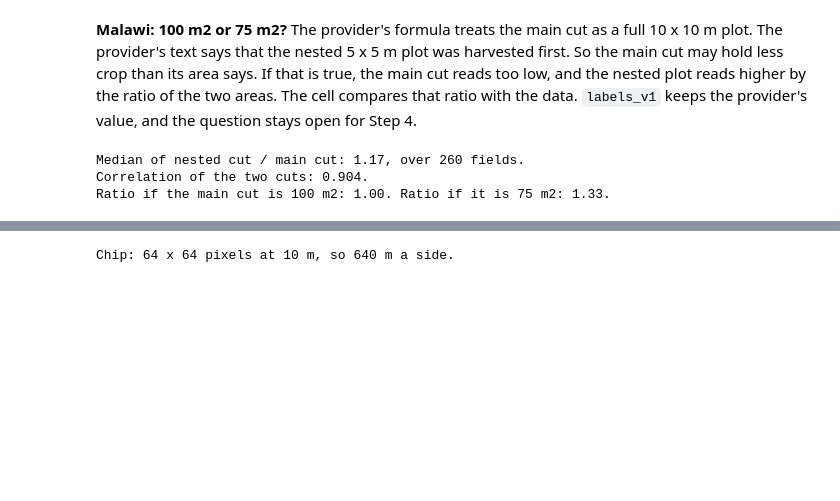
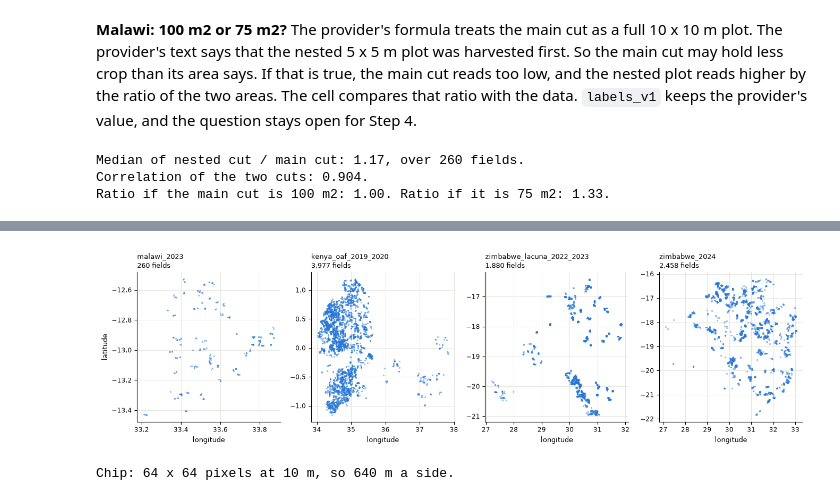
Before and after one commit to FelixYu120/DSC-291-Final-Project, a Jupyter notebook: notebooks/data_guide.ipynb, the cells around one changed output, grey strips where cells are left out. Drawn from its saved outputs; the diff is of its cells as text; code cells hidden in the pictures; blank space fills up the shorter version.

Commit message:
Teach the data from zero in the guide

```diff
--- a/notebooks/data_guide.ipynb
+++ b/notebooks/data_guide.ipynb
@@ -249,0 +361,22 @@ All data:   11,364 records: about 681.8 GB moved, about 22.7 GB kept, about 4 h
+# %%
+import hashlib
+
+team_copy = json.loads((ROOT / "configs" / "team_database_v1.json").read_text(encoding="utf-8"))
+local_copy = DATA / "cropyield.duckdb"
+
+
+def file_sha256(path):
+    '''The SHA-256 of one file, read in blocks, so that a large file fits in memory.'''
+    digest = hashlib.sha256()
+    with open(path, "rb") as handle:
+        for block in iter(lambda: handle.read(1 << 24), b""):
+            digest.update(block)
+    return digest.hexdigest()
+
+
+if not local_copy.exists():
+    print("No database on this copy yet. Get the team file, and put it at data/cropyield.duckdb.")
+elif local_copy.stat().st_size == team_copy["bytes"] and file_sha256(local_copy) == team_copy["sha256"]:
+    print(f"Your database is the team copy: {team_copy['bytes']:,} bytes, SHA-256 {team_copy['sha256'][:12]}.")
+else:
+    print("Your database differs from the team copy. Get the team file again, unless you built your own on purpose.")
@@ -801,3 +1013,15 @@ The first cell gives the chip rule and the pixels per field. The second cell dra
+# %%
+figure, axes = plt.subplots(1, len(MODEL_COHORTS), figsize=(13.5, 3.9))
+for axis, cohort in zip(axes, MODEL_COHORTS):
+    rows = PRIMARY[PRIMARY["cohort"] == cohort]
+    axis.scatter(rows["lon"], rows["lat"], s=5, color="#2a78d6", alpha=0.5, linewidths=0)
+    axis.set_title(f"{cohort}\n{len(rows):,} fields", fontsize=9.5, loc="left")
+    axis.set_xlabel("longitude", fontsize=9)
+    tidy(axis)
+axes[0].set_ylabel("latitude", fontsize=9)
+finish(figure)
+# %% [output]
+[figure, added]
 # %%
 print(f"Chip: {RULES.chip_size} x {RULES.chip_size} pixels at {RULES.resolution:g} m, so {RULES.chip_size * RULES.resolution:g} m a side.")
 if HAS_DB:
```
Also changed, not shown: parts of 74 cells of this notebook.
